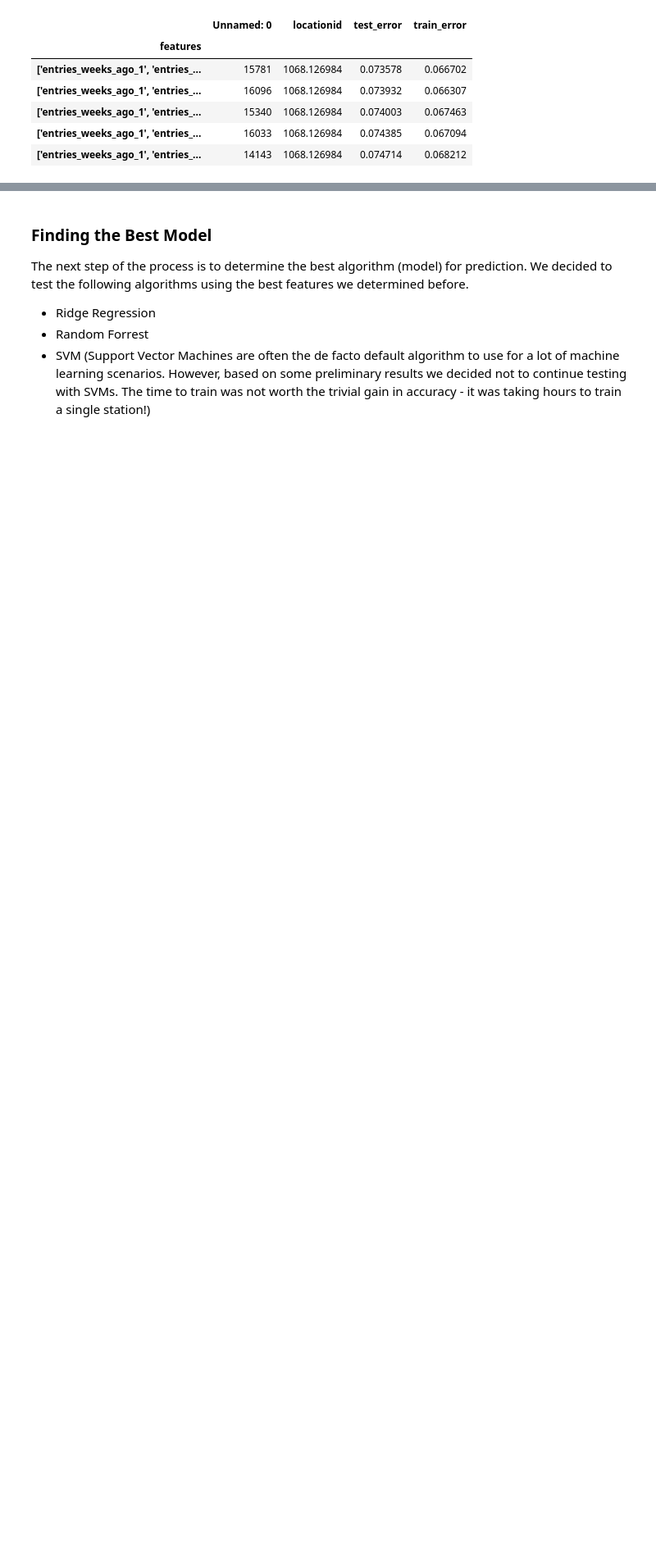
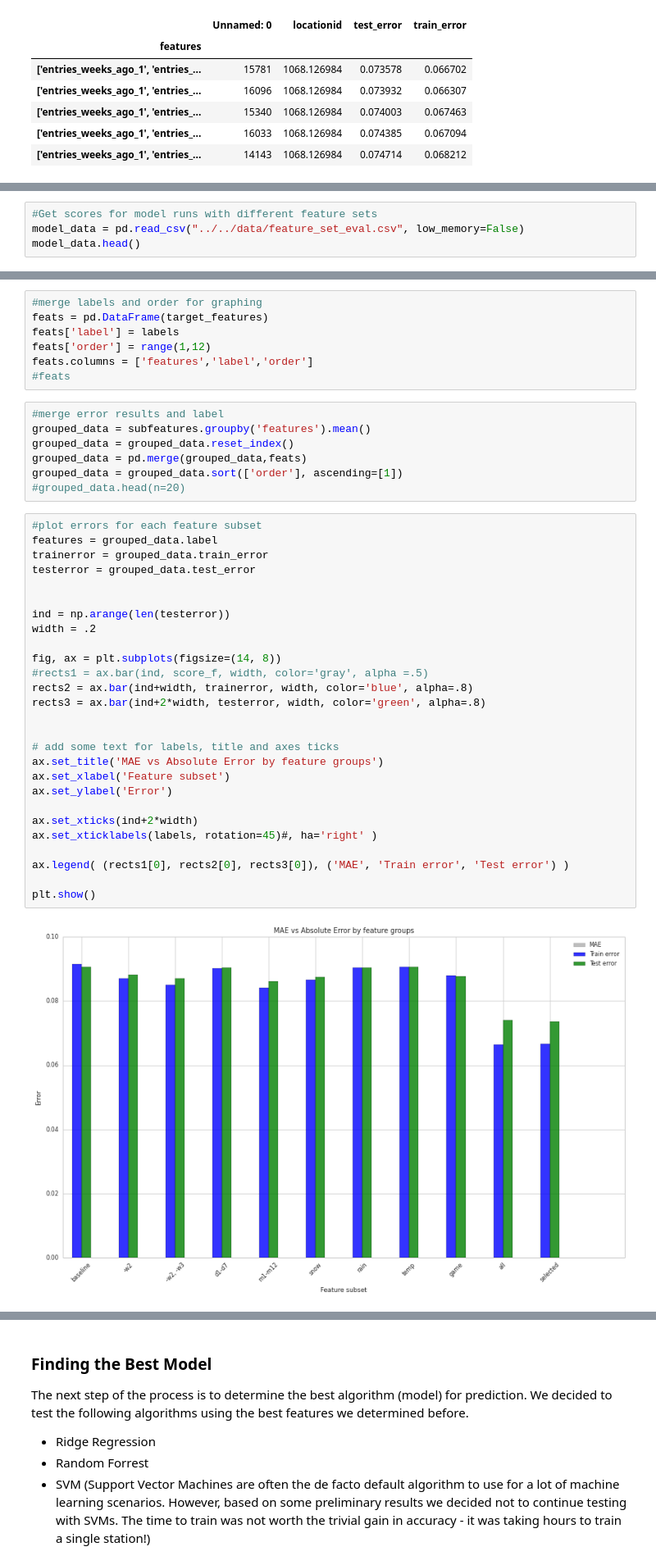
Before and after one commit to azampagl/harvard-capstone, a Jupyter notebook: src/release/Prediction.ipynb, the cells around one changed output, grey strips where cells are left out. Shown at 82% size. Drawn from its saved outputs; the diff is of its cells as text; blank space fills up the shorter version.

Commit message:
adding feature comparison graphs to prediction notebook

```diff
--- a/src/release/Prediction.ipynb
+++ b/src/release/Prediction.ipynb
@@ -407,0 +410,4 @@ grouped.head()
+# %%
+#Get scores for model runs with different feature sets
+model_data = pd.read_csv("../../data/feature_set_eval.csv", low_memory=False)
+model_data.head()
@@ -407,0 +481,43 @@ grouped.head()
+# %%
+#merge labels and order for graphing
+feats = pd.DataFrame(target_features)
+feats['label'] = labels
+feats['order'] = range(1,12)
+feats.columns = ['features','label','order']
+#feats
+# %%
+#merge error results and label
+grouped_data = subfeatures.groupby('features').mean()
+grouped_data = grouped_data.reset_index()
+grouped_data = pd.merge(grouped_data,feats)
+grouped_data = grouped_data.sort(['order'], ascending=[1])
+#grouped_data.head(n=20)
+# %%
+#plot errors for each feature subset
+features = grouped_data.label
+trainerror = grouped_data.train_error
+testerror = grouped_data.test_error
+
+
+ind = np.arange(len(testerror))
+width = .2
+
+fig, ax = plt.subplots(figsize=(14, 8))
+#rects1 = ax.bar(ind, score_f, width, color='gray', alpha =.5)
+rects2 = ax.bar(ind+width, trainerror, width, color='blue', alpha=.8)
+rects3 = ax.bar(ind+2*width, testerror, width, color='green', alpha=.8)
+
+
+# add some text for labels, title and axes ticks
+ax.set_title('MAE vs Absolute Error by feature groups')
+ax.set_xlabel('Feature subset')
+ax.set_ylabel('Error')
+
+ax.set_xticks(ind+2*width)
+ax.set_xticklabels(labels, rotation=45)#, ha='right' )
+
+ax.legend( (rects1[0], rects2[0], rects3[0]), ('MAE', 'Train error', 'Test error') )
+
+plt.show()
+# %% [output]
+[figure, added]
```
Also changed, not shown: parts of 7 cells of this notebook.
